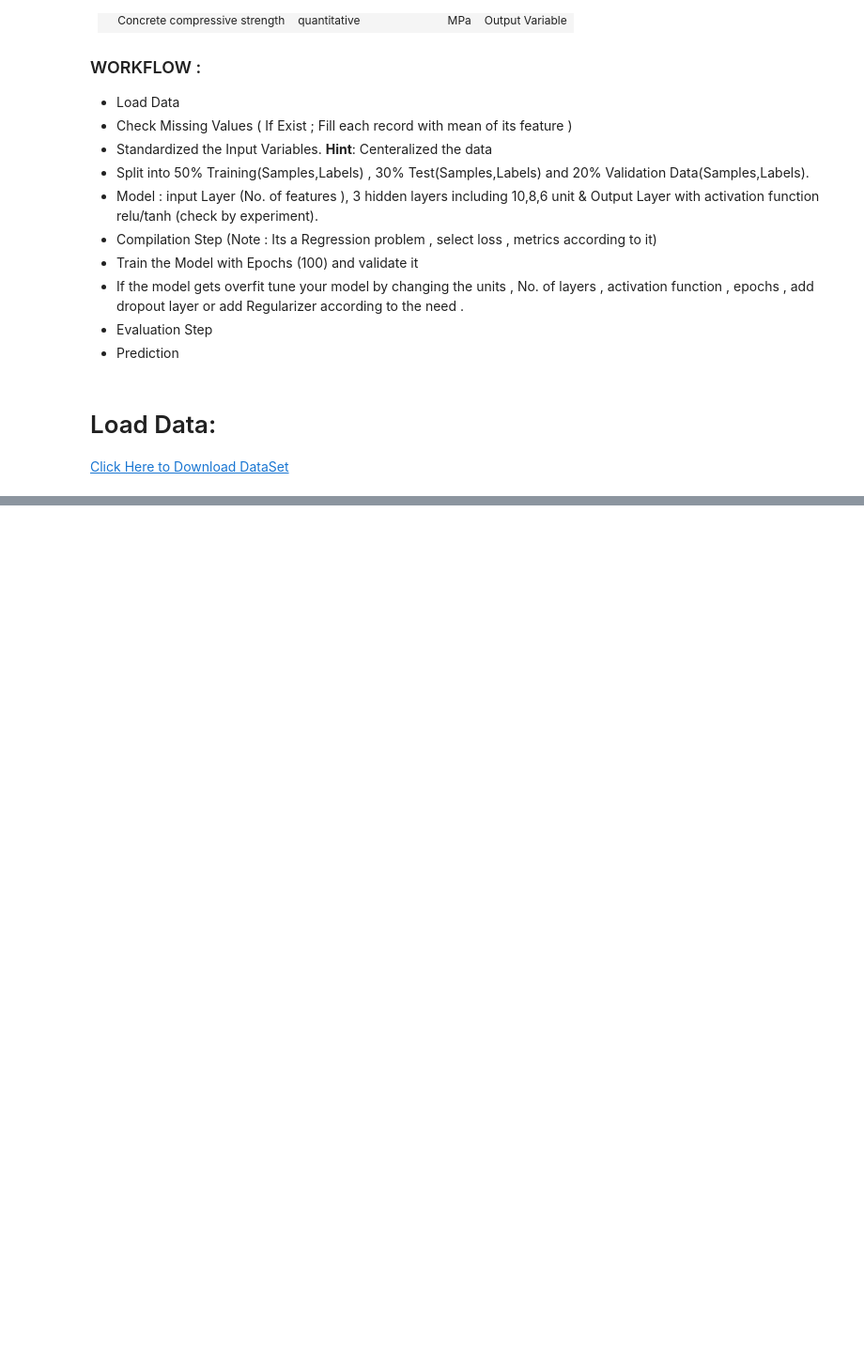
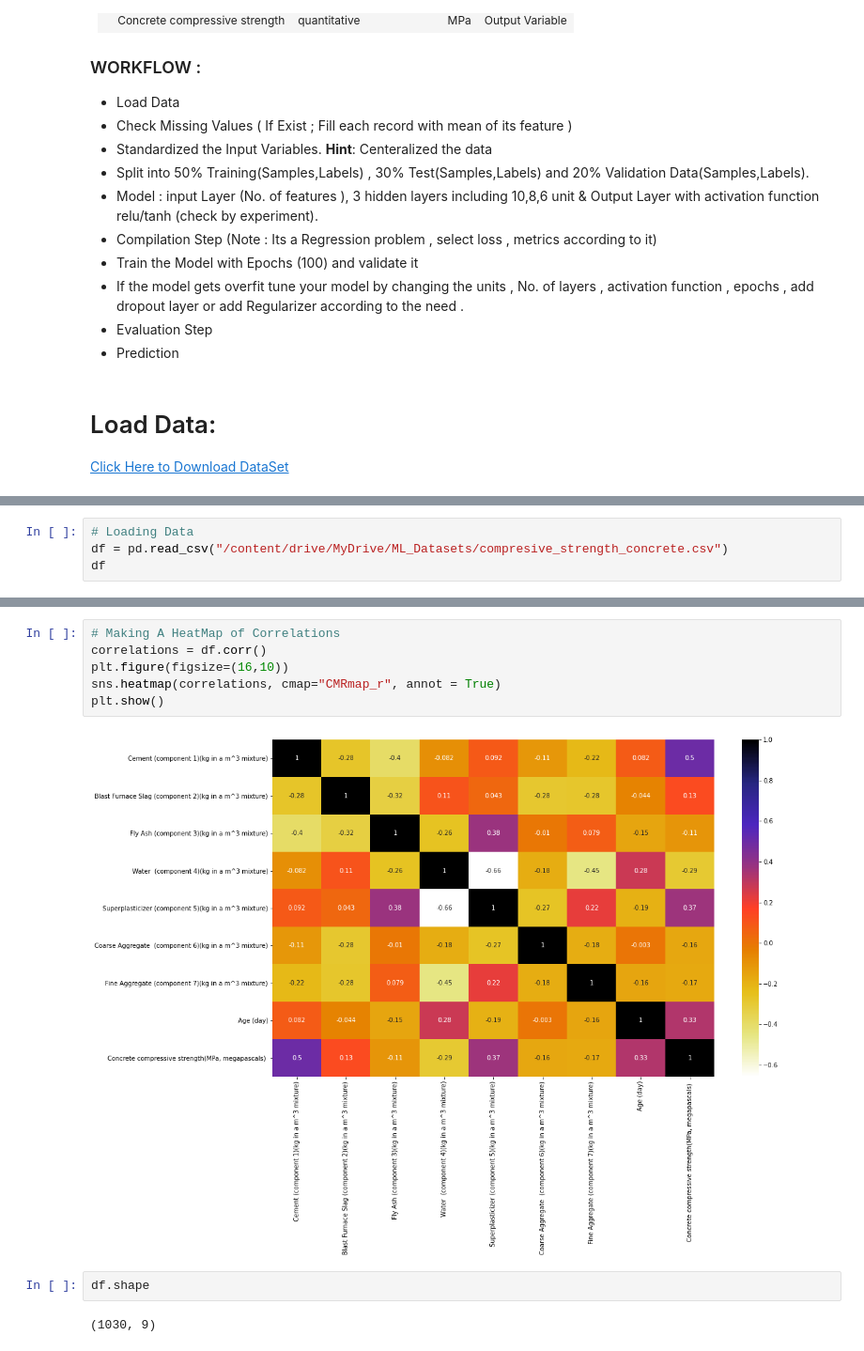
Before and after one commit to SyedHuzaifa007/PIAIC-Deep-Learning-Assignment, a Jupyter notebook: Concrete_Strength_Assignment.ipynb, the cells around one changed output, grey strips where cells are left out. Shown at 94% size. Cells and saved outputs as stored; diff of their text form; blank space fills up the shorter version.

```diff
--- a/Concrete_Strength_Assignment.ipynb
+++ b/Concrete_Strength_Assignment.ipynb
@@ -74,0 +90,4 @@ Concrete compressive strength | quantitative | MPa | Output Variable
+# %%
+# Loading Data
+df = pd.read_csv("/content/drive/MyDrive/ML_Datasets/compresive_strength_concrete.csv")
+df
@@ -74,0 +130,12 @@ Concrete compressive strength | quantitative | MPa | Output Variable
+# %%
+# Making A HeatMap of Correlations
+correlations = df.corr()
+plt.figure(figsize=(16,10))
+sns.heatmap(correlations, cmap="CMRmap_r", annot = True)
+plt.show()
+# %% [output]
+[figure, added]
+# %%
+df.shape
+# %% [output]
+(1030, 9)
```
Also changed, not shown: parts of 10 cells of this notebook.
